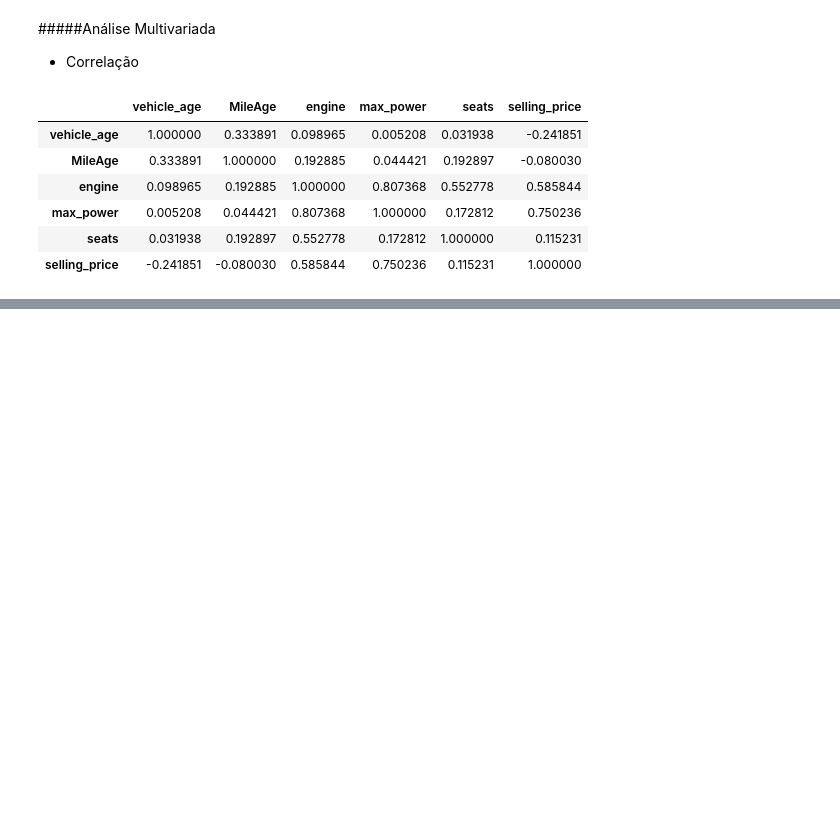
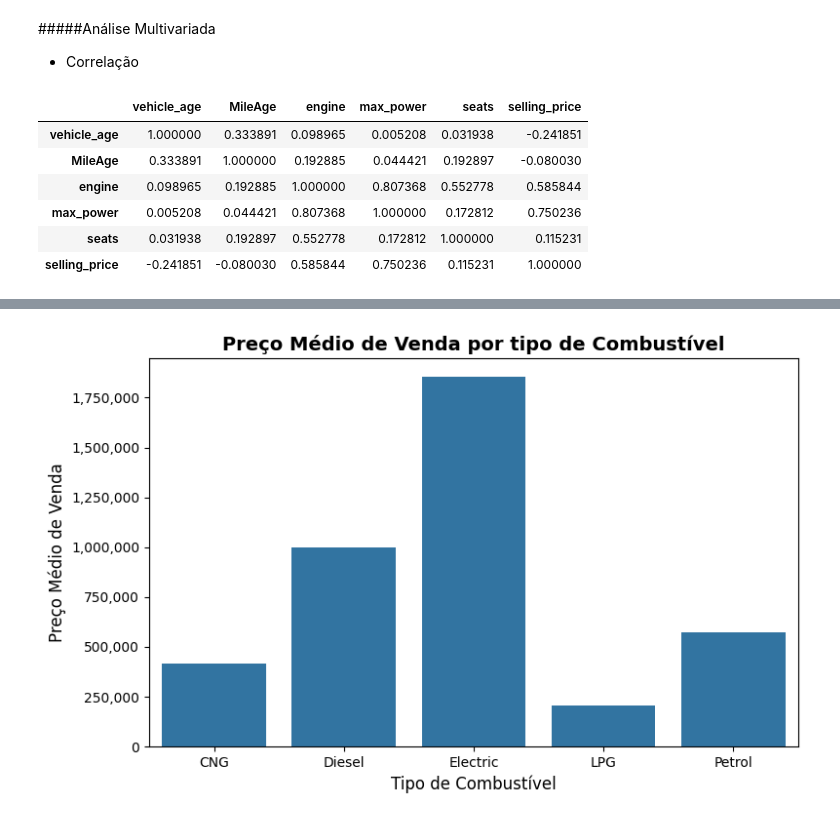
Before and after one commit to vitorjensen/Python_para_Dados, a Jupyter notebook: Projetos/Análise Exploratória de Carros/Análise_Exploratória_de_Carros.ipynb, the cells around one changed output, grey strips where cells are left out. Saved outputs shown, nothing was run; the diff lists cells and outputs as text; code cells hidden in the pictures; blank space fills up the shorter version.

```diff
--- a/Projetos/Análise Exploratória de Carros/Análise_Exploratória_de_Carros.ipynb
+++ b/Projetos/Análise Exploratória de Carros/Análise_Exploratória_de_Carros.ipynb
@@ -258,0 +262,5 @@ plt.show()
+# %%
+#Agrupando e Calculando a média por tipo de combustível.
+media_por_combustivel = (df.groupby("fuel_type")["selling_price"].mean().reset_index())
+media_por_combustivel.columns = ["fuel_type", "media_selling_price"]
+media_por_combustivel
@@ -258,0 +274,11 @@ plt.show()
+# %%
+# Gerando um plot das informações:
+plt.figure(figsize=(8, 5)) #Tamanho da figura, 8x5
+sns.barplot(data=media_por_combustivel, x="fuel_type", y="media_selling_price") #Definindo os dados no eixo X e eixo Y
+plt.title('Preço Médio de Venda por tipo de Combustível', fontsize=14, fontweight='bold') #Formatando o texto do título do gráfico
+plt.xlabel('Tipo de Combustível', fontsize=12) # Formatando o rótulo do eixo X
+plt.ylabel('Preço Médio de Venda', fontsize=12) #Formatando o rótulo do eixo y
+plt.gca().yaxis.set_major_formatter('{x:,.0f}') #Formatando os números do eixo Y com separador ",", tipo float e 0 casas decimais.
+plt.tight_layout()
+# %% [output]
+[figure, added]
```
Also changed, not shown: parts of 5 cells of this notebook.
